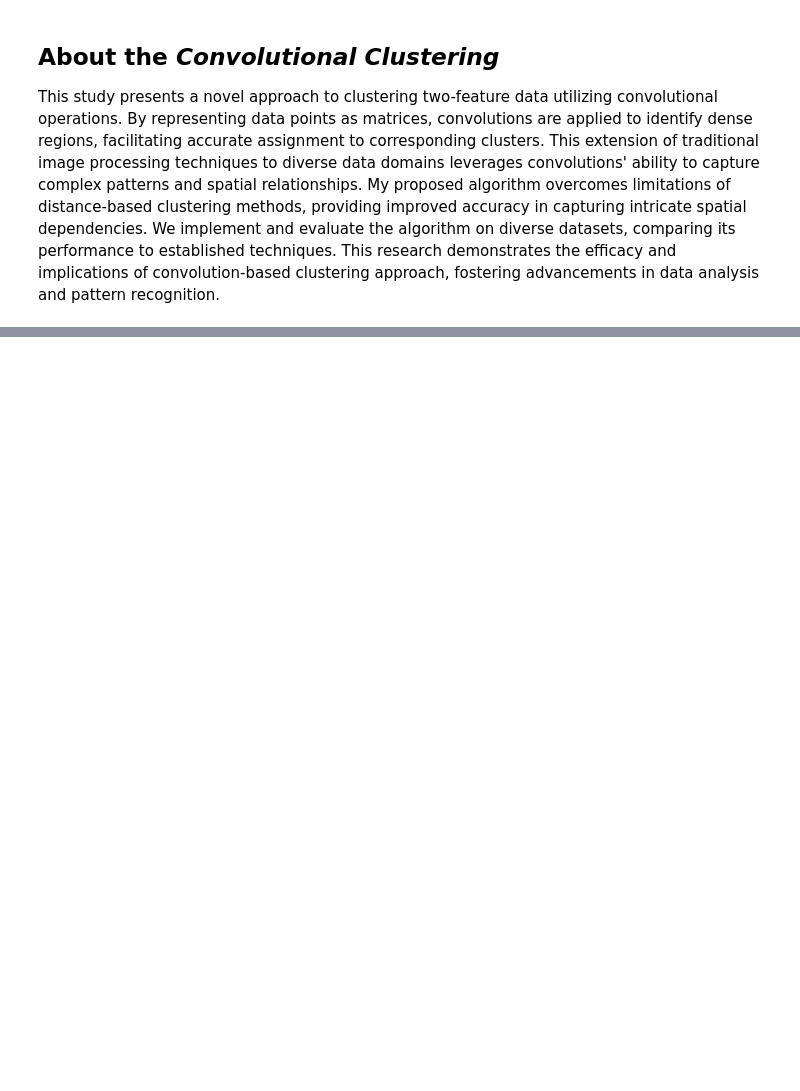
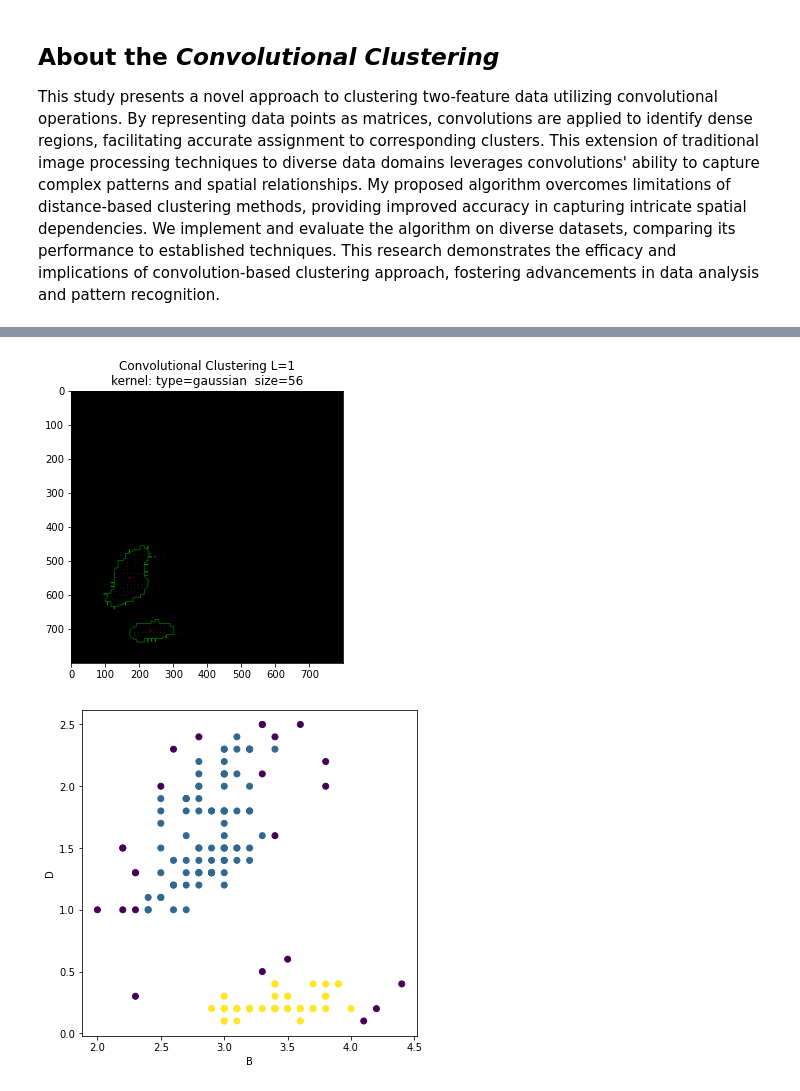
Before and after one commit to MarcoLorenzetti/Convolutional-Clustering, a Jupyter notebook: Test ConvClu.ipynb, the cells around one changed output, grey strips where cells are left out. Drawn from its saved outputs; the diff is of its cells as text; code cells hidden in the pictures; blank space fills up the shorter version.

```diff
--- a/Test ConvClu.ipynb
+++ b/Test ConvClu.ipynb
@@ -53,0 +69,4 @@ plt.scatter(df2[df2.columns[0]], df2[df2.columns[1]], c=df2['label']);
+# %%
+df_iris = pd.read_csv('clustering data/iris.csv', header=None)
+df_iris.columns = ['A', 'B', 'C', 'D', 'label']
+df_iris.head()
@@ -53,0 +80,12 @@ plt.scatter(df2[df2.columns[0]], df2[df2.columns[1]], c=df2['label']);
+# %%
+# choose columns
+cols = ['B', 'D']
+df2 = CC(df_iris, cols=cols, # ...or autolatically choose first 2 features
+         scale_size=800, pad=None, plot_matrix=False,
+         kernel_type='gaussian', k_size=None, sigma=40,
+         ratio_scaler=0.9, THR=50, loops=1,
+         draw_type='line', radius=2, thickness=1,
+         show_clusters=True)
+# %% [output]
+[figure, added]
+[figure, added]
```
Also changed, not shown: parts of 5 cells of this notebook, 1 other file.
